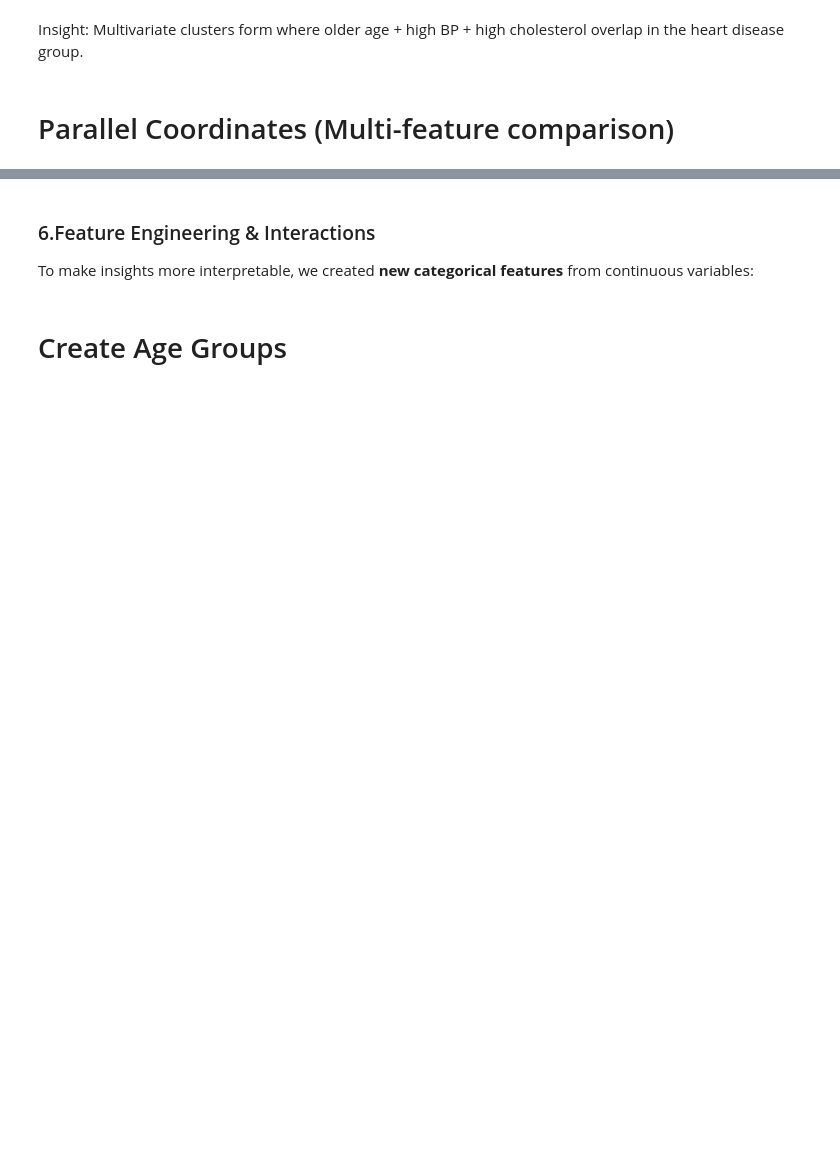
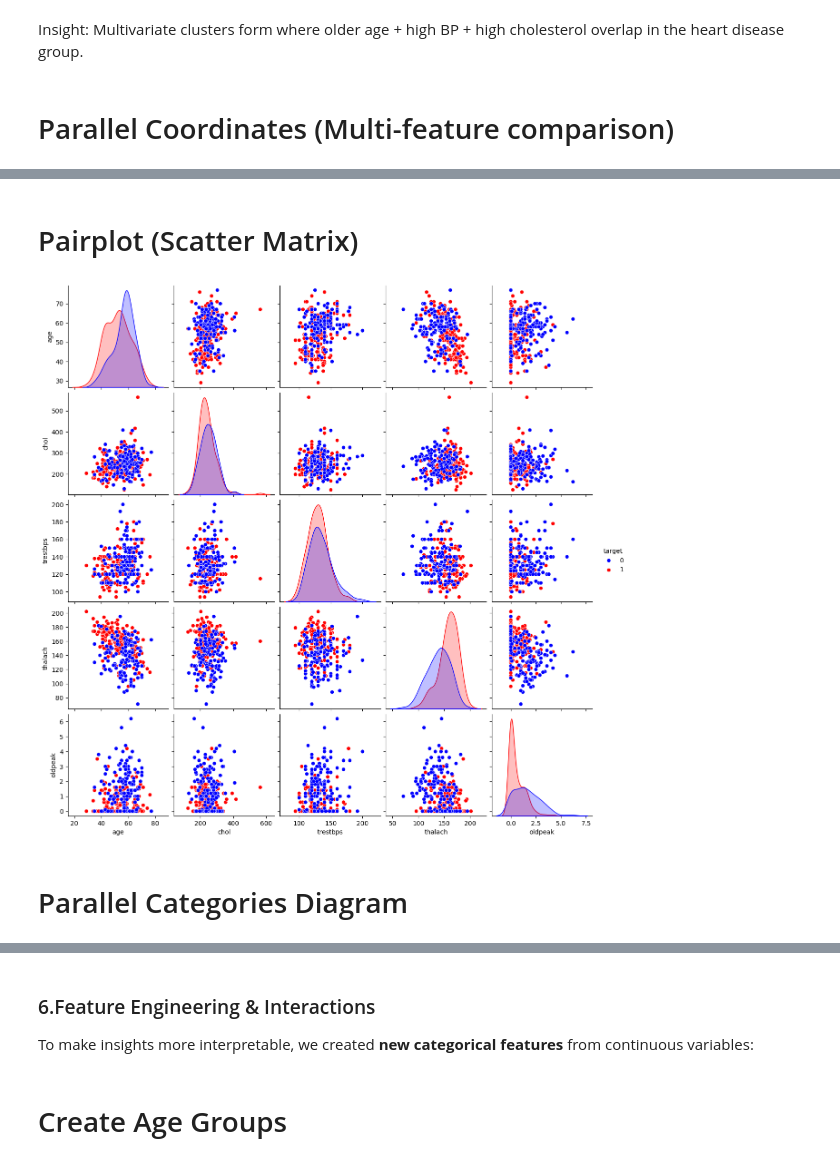
Before and after one commit to thvarsha00/Heart-Disease-Risk-Analysis-, a Jupyter notebook: Heart_Disease_Risk_Analysis_EDA_Project.ipynb, the cells around one changed output, grey strips where cells are left out. Drawn from its saved outputs; the diff is of its cells as text; code cells hidden in the pictures; blank space fills up the shorter version.

```diff
--- a/Heart_Disease_Risk_Analysis_EDA_Project.ipynb
+++ b/Heart_Disease_Risk_Analysis_EDA_Project.ipynb
@@ -227,0 +344,9 @@ fig.show()
+# %% [markdown]
+# Pairplot (Scatter Matrix)
+# %%
+sns.pairplot(df[["age","chol","trestbps","thalach","oldpeak","target"]], hue="target", palette={0:"blue",1:"red"})
+plt.show()
+# %% [output]
+[figure, added]
+# %% [markdown]
+# Parallel Categories Diagram
```
Also changed, not shown: parts of 37 cells of this notebook.
